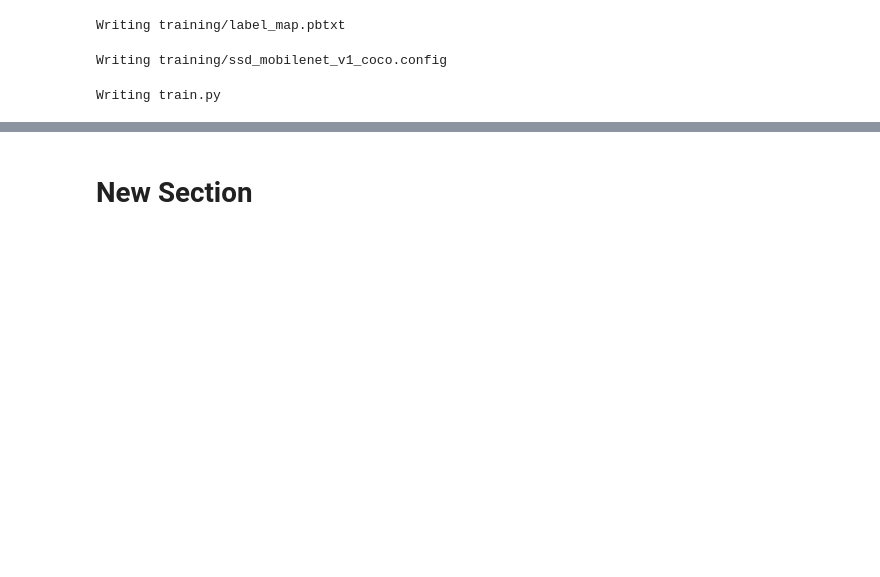
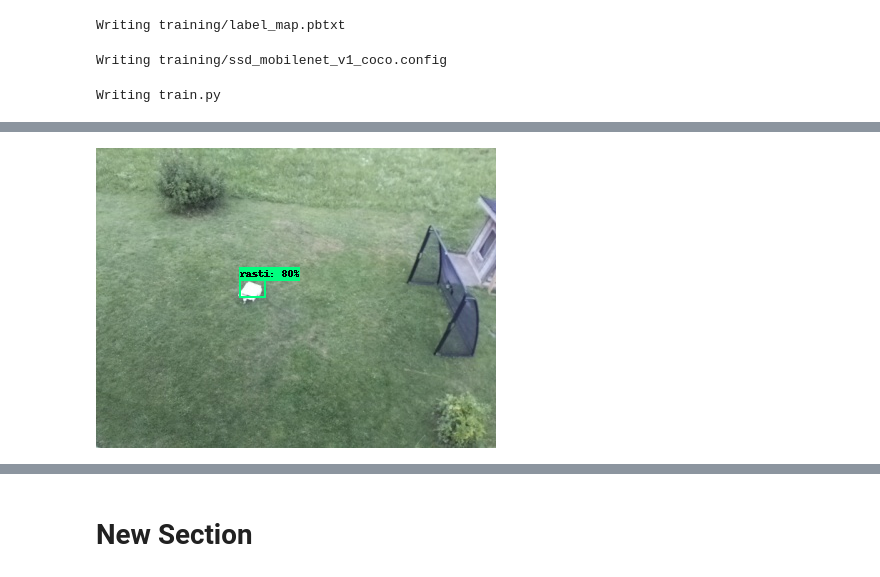
Before and after one commit to emmenets/neuralnetwork, a Jupyter notebook: 190810_02_objectdetectionclassifier.ipynb, the cells around one changed output, grey strips where cells are left out. Saved outputs shown, nothing was run; the diff lists cells and outputs as text; code cells hidden in the pictures; blank space fills up the shorter version.

```diff
--- a/190810_02_objectdetectionclassifier.ipynb
+++ b/190810_02_objectdetectionclassifier.ipynb
@@ -676,7 +710,7 @@ from utils import visualization_utils as vis_util
 
 # Name of the directory containing the object detection module we're using
 MODEL_NAME = 'inference_graph'
-IMAGE_NAME = 'bildtest159.jpg'
+IMAGE_NAME = 'bild101.jpg'
 #IMAGE_NAME = 'ch (8).jpg'
 
 # Grab path to current working directory
@@ -763,3 +797,4 @@ cv2_imshow(image)
 
 # Clean up
 #cv2.destroyAllWindows()
+# %% [output]
@@ -766,3 +803,4 @@ cv2_imshow(image)
+[figure, added]
 # %%
 ######## Video Object Detection Using Tensorflow-trained Classifier #########
 #
```
Also changed, not shown: parts of 14 cells of this notebook.
